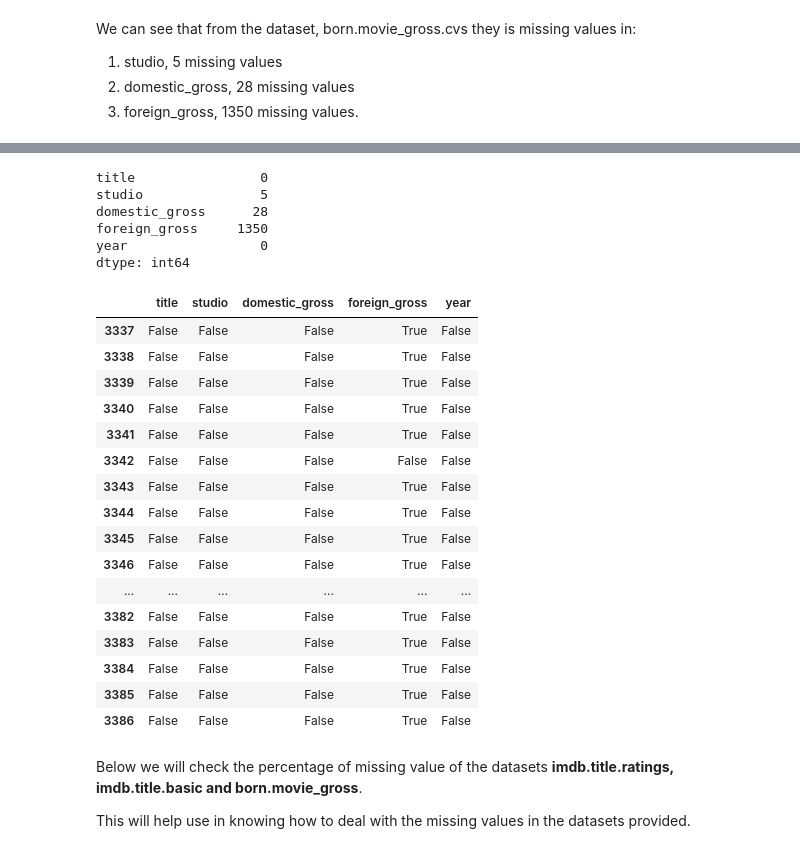
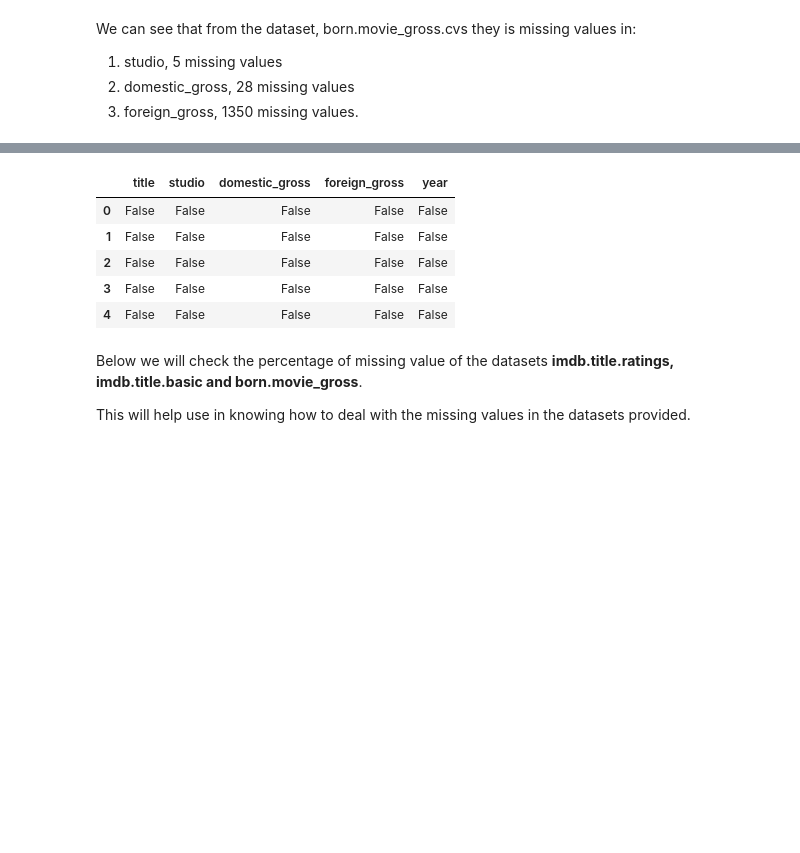
Before and after one commit to Rgmoogachiri/dsc-phase-1-project, a Jupyter notebook: student.ipynb, the cells around one changed output, grey strips where cells are left out. Saved outputs shown, nothing was run; the diff lists cells and outputs as text; code cells hidden in the pictures; blank space fills up the shorter version.

```diff
--- a/student.ipynb
+++ b/student.ipynb
@@ -290,33 +480,14 @@ missing_values.head(50)
-# %%
-df2.isna().sum()
-# %% [output]
-title                0
-studio               5
-domestic_gross      28
-foreign_gross     1350
-year                 0
-dtype: int64
 # %%
+#born.movie_gross.cvs
 missing_values = df2.isna() # Checks missing values
-missing_values.tail(50)
+missing_values.head()
 # %% [output]
 |  | title | studio | domestic_gross | foreign_gross | year |
-| 3337 | False | False | False | True | False |
-| 3338 | False | False | False | True | False |
-| 3339 | False | False | False | True | False |
-| 3340 | False | False | False | True | False |
-| 3341 | False | False | False | True | False |
-| 3342 | False | False | False | False | False |
-| 3343 | False | False | False | True | False |
-| 3344 | False | False | False | True | False |
-| 3345 | False | False | False | True | False |
-| 3346 | False | False | False | True | False |
-| ... | ... | ... | ... | ... | ... |
-| 3382 | False | False | False | True | False |
-| 3383 | False | False | False | True | False |
-| 3384 | False | False | False | True | False |
-| 3385 | False | False | False | True | False |
-| 3386 | False | False | False | True | False |
+| 0 | False | False | False | False | False |
+| 1 | False | False | False | False | False |
+| 2 | False | False | False | False | False |
+| 3 | False | False | False | False | False |
+| 4 | False | False | False | False | False |
 # %% [markdown]
 Below we will check the percentage of missing value of the datasets **imdb.title.ratings, imdb.title.basic and born.movie_gross**.
 
```
Also changed, not shown: parts of 74 cells of this notebook.
